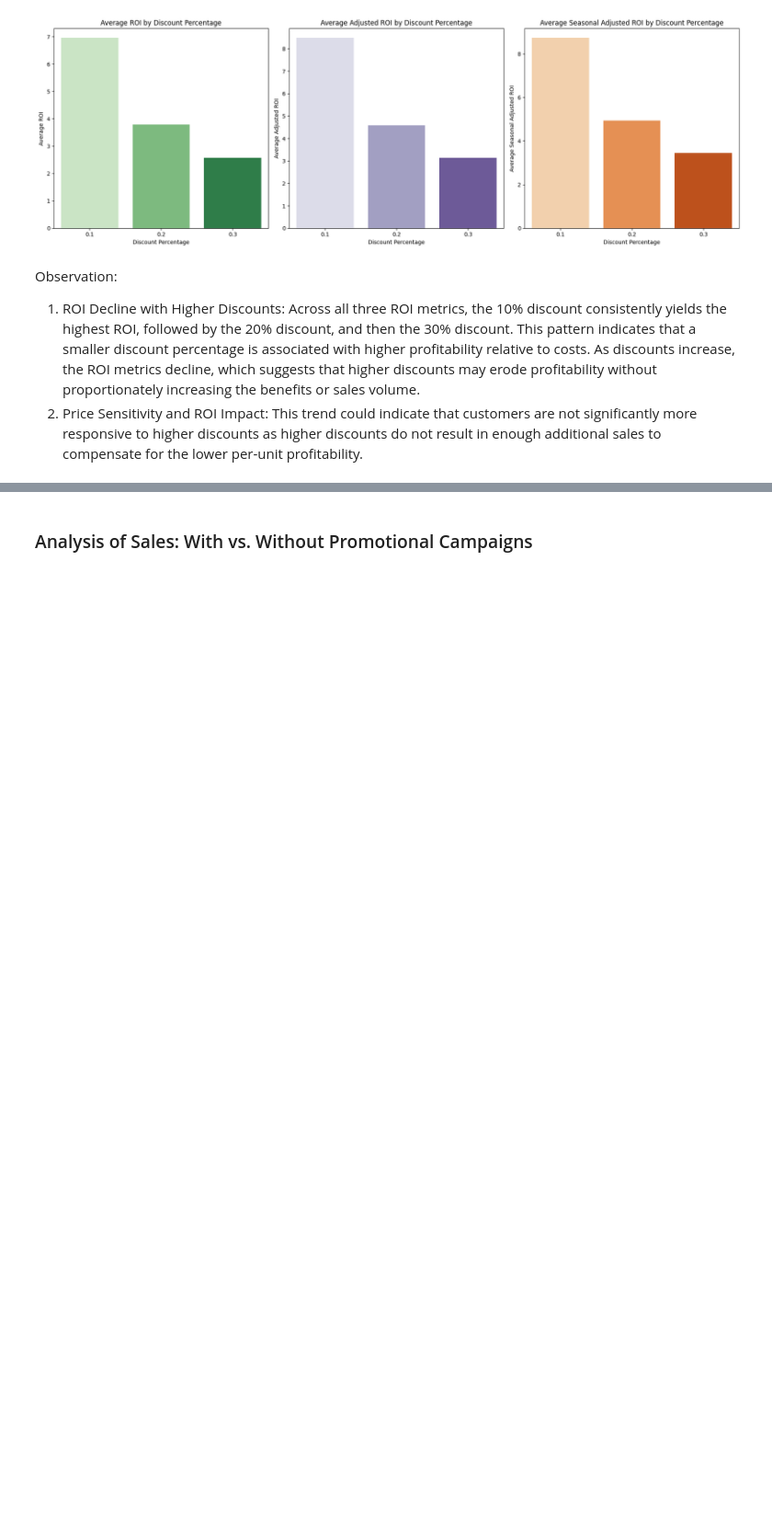
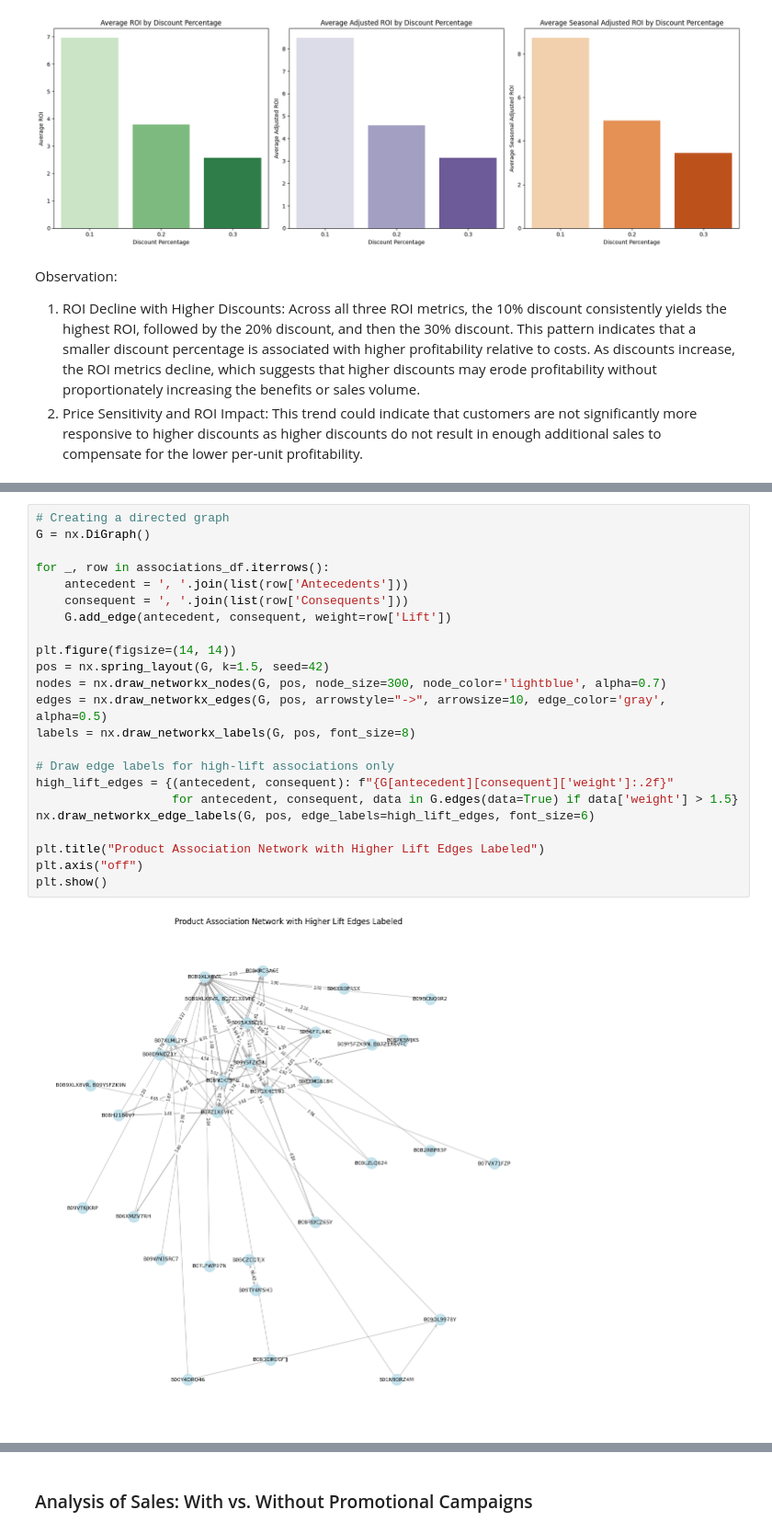
Before and after one commit to sweeenlim/Passion8, a Jupyter notebook: marketing_channels/marketing_channels.ipynb, the cells around one changed output, grey strips where cells are left out. Shown at 92% size. Cells and saved outputs as stored; diff of their text form; blank space fills up the shorter version.

```diff
--- a/marketing_channels/marketing_channels.ipynb
+++ b/marketing_channels/marketing_channels.ipynb
@@ -1580,0 +1635,25 @@ Observation:
+# %%
+# Creating a directed graph
+G = nx.DiGraph()
+
+for _, row in associations_df.iterrows():
+    antecedent = ', '.join(list(row['Antecedents']))
+    consequent = ', '.join(list(row['Consequents']))
+    G.add_edge(antecedent, consequent, weight=row['Lift'])
+
+plt.figure(figsize=(14, 14))
+pos = nx.spring_layout(G, k=1.5, seed=42)
+nodes = nx.draw_networkx_nodes(G, pos, node_size=300, node_color='lightblue', alpha=0.7)
+edges = nx.draw_networkx_edges(G, pos, arrowstyle="->", arrowsize=10, edge_color='gray', alpha=0.5)
+labels = nx.draw_networkx_labels(G, pos, font_size=8)
+
+# Draw edge labels for high-lift associations only
+high_lift_edges = {(antecedent, consequent): f"{G[antecedent][consequent]['weight']:.2f}"
+                   for antecedent, consequent, data in G.edges(data=True) if data['weight'] > 1.5}
+nx.draw_networkx_edge_labels(G, pos, edge_labels=high_lift_edges, font_size=6)
+
+plt.title("Product Association Network with Higher Lift Edges Labeled")
+plt.axis("off")
+plt.show()
+# %% [output]
+[figure, added]
```
Also changed, not shown: parts of 10 cells of this notebook, 4 other files.
